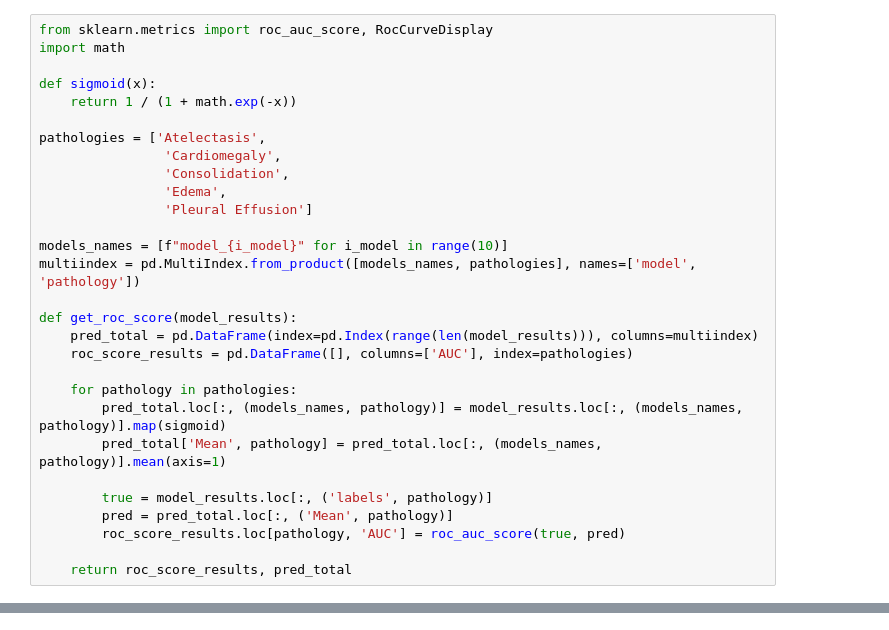
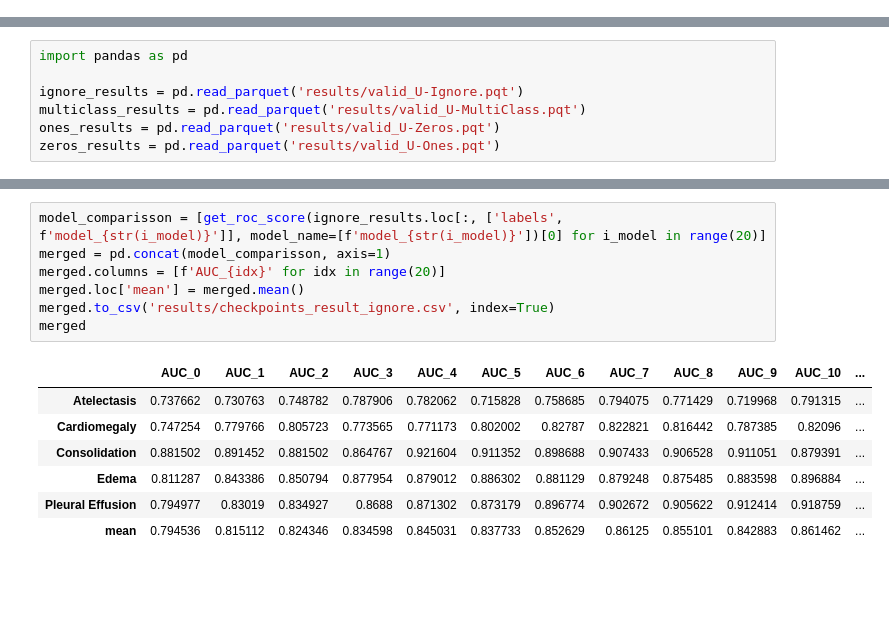
Before and after one commit to cruz-lucas/Chest-X-Ray-Pathology-Classifier, a Jupyter notebook: notebooks/6.0-results.ipynb, the cells around one changed output, grey strips where cells are left out. Saved outputs shown, nothing was run; the diff lists cells and outputs as text; blank space fills up the shorter version.

Commit message:
fix bug in evaluation for mc and compile results

```diff
--- a/notebooks/6.0-results.ipynb
+++ b/notebooks/6.0-results.ipynb
@@ -85,29 +0,0 @@ zeros_results = pd.read_parquet('results/U-Ones.pqt')
-# %%
-from sklearn.metrics import roc_auc_score, RocCurveDisplay
-import math
-
-def sigmoid(x):
-    return 1 / (1 + math.exp(-x))
-
-pathologies = ['Atelectasis',
-                'Cardiomegaly',
-                'Consolidation',
-                'Edema',
-                'Pleural Effusion']
-
-models_names = [f"model_{i_model}" for i_model in range(10)]
-multiindex = pd.MultiIndex.from_product([models_names, pathologies], names=['model', 'pathology'])
-
-def get_roc_score(model_results):
-    pred_total = pd.DataFrame(index=pd.Index(range(len(model_results))), columns=multiindex)
-    roc_score_results = pd.DataFrame([], columns=['AUC'], index=pathologies)
-
-    for pathology in pathologies:
-        pred_total.loc[:, (models_names, pathology)] = model_results.loc[:, (models_names, pathology)].map(sigmoid)
-        pred_total['Mean', pathology] = pred_total.loc[:, (models_names, pathology)].mean(axis=1)
-
-        true = model_results.loc[:, ('labels', pathology)]
-        pred = pred_total.loc[:, ('Mean', pathology)]
-        roc_score_results.loc[pathology, 'AUC'] = roc_auc_score(true, pred)
-
-    return roc_score_results, pred_total
@@ -283,0 +136,7 @@ RuntimeError: mat1 and mat2 must have the same dtype
+# %%
+import pandas as pd
+
+ignore_results = pd.read_parquet('results/valid_U-Ignore.pqt')
+multiclass_results = pd.read_parquet('results/valid_U-MultiClass.pqt')
+ones_results = pd.read_parquet('results/valid_U-Zeros.pqt')
+zeros_results = pd.read_parquet('results/valid_U-Ones.pqt')
@@ -283,0 +191,15 @@ RuntimeError: mat1 and mat2 must have the same dtype
+# %%
+model_comparisson = [get_roc_score(ignore_results.loc[:, ['labels', f'model_{str(i_model)}']], model_name=[f'model_{str(i_model)}'])[0] for i_model in range(20)]
+merged = pd.concat(model_comparisson, axis=1)
+merged.columns = [f'AUC_{idx}' for idx in range(20)]
+merged.loc['mean'] = merged.mean()
+merged.to_csv('results/checkpoints_result_ignore.csv', index=True)
+merged
+# %% [output]
+|  | AUC_0 | AUC_1 | AUC_2 | AUC_3 | AUC_4 | AUC_5 | AUC_6 | AUC_7 | AUC_8 | AUC_9 | AUC_10 | ... |
+| Atelectasis | 0.737662 | 0.730763 | 0.748782 | 0.787906 | 0.782062 | 0.715828 | 0.758685 | 0.794075 | 0.771429 | 0.719968 | 0.791315 | ... |
+| Cardiomegaly | 0.747254 | 0.779766 | 0.805723 | 0.773565 | 0.771173 | 0.802002 | 0.82787 | 0.822821 | 0.816442 | 0.787385 | 0.82096 | ... |
+| Consolidation | 0.881502 | 0.891452 | 0.881502 | 0.864767 | 0.921604 | 0.911352 | 0.898688 | 0.907433 | 0.906528 | 0.911051 | 0.879391 | ... |
+| Edema | 0.811287 | 0.843386 | 0.850794 | 0.877954 | 0.879012 | 0.886302 | 0.881129 | 0.879248 | 0.875485 | 0.883598 | 0.896884 | ... |
+| Pleural Effusion | 0.794977 | 0.83019 | 0.834927 | 0.8688 | 0.871302 | 0.873179 | 0.896774 | 0.902672 | 0.905622 | 0.912414 | 0.918759 | ... |
+| mean | 0.794536 | 0.815112 | 0.824346 | 0.834598 | 0.845031 | 0.837733 | 0.852629 | 0.86125 | 0.855101 | 0.842883 | 0.861462 | ... |
```
Also changed, not shown: parts of 49 cells of this notebook, 4 other files.
